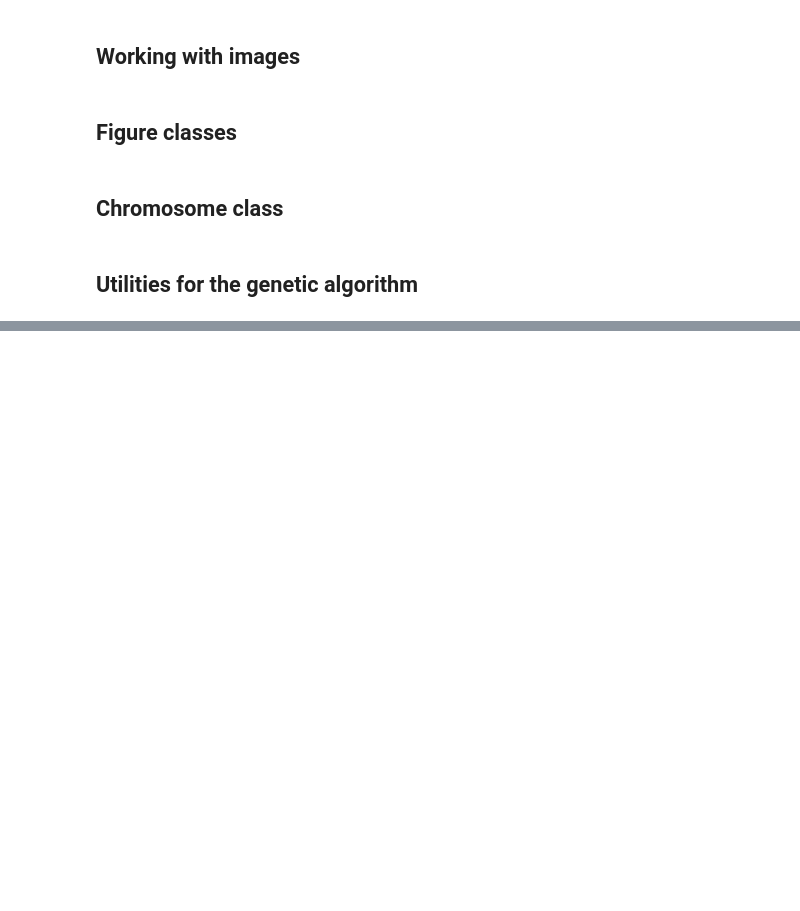
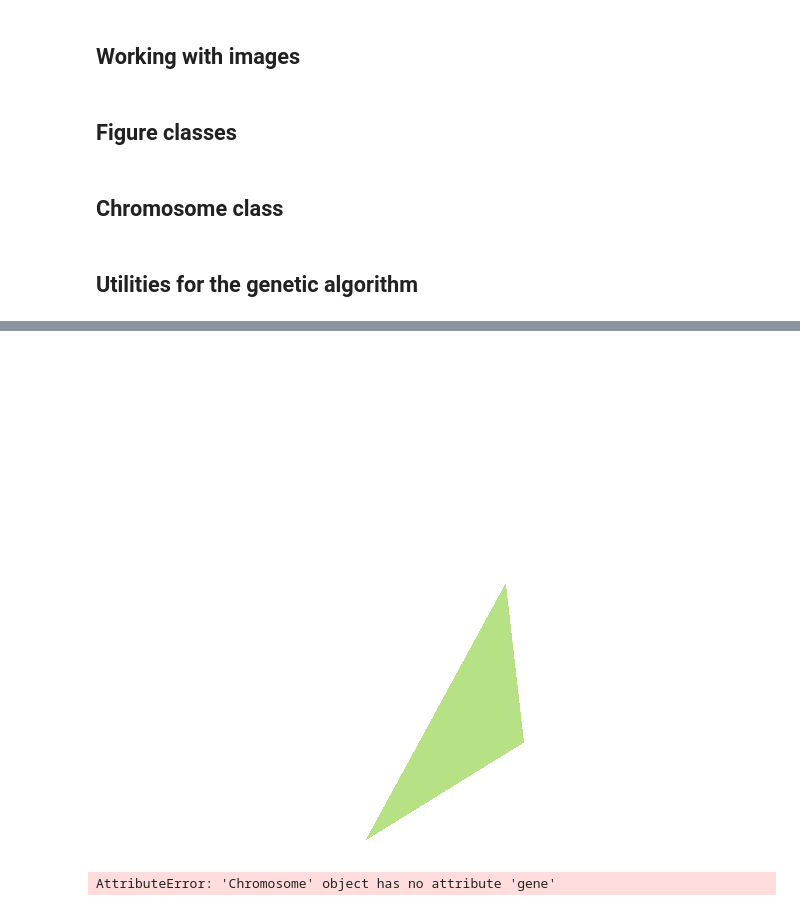
Before and after one commit to DanProgrammer1999/Image-Generation, a Jupyter notebook: pic_gene.ipynb, the cells around one changed output, grey strips where cells are left out. Drawn from its saved outputs; the diff is of its cells as text; code cells hidden in the pictures; blank space fills up the shorter version.

Commit message:
Added polygons as a possible figure

```diff
--- a/pic_gene.ipynb
+++ b/pic_gene.ipynb
@@ -45,32 +45,31 @@ def draw_circles(picture, data):
 class Circle:
     def __init__(self, center, radius, color):
         x, y = center
-        self.points = [self.x - self.radius, self.y - self.radius,
-                      self.x + self.radius, self.y + self.radius]
-        self.radius = radius
+        self.points = [x - radius, y - radius,
+                      x + radius, y + radius]
         self.color = color
 
     def draw(self, picture):
-        draw = ImageDraw.Draw(picture, 'RGB')
-        draw.ellipse(self.points, fill=self.color
+        draw = ImageDraw.Draw(picture, 'RGBA')
+        draw.ellipse(self.points, fill=self.color)
 
     @staticmethod
     def get_random():
         radius = np.random.uniform(low=min_radius, high=max_radius)
 
-        x = np.random.randint(0, pic.size[0])
-        y = np.random.randint(0, pic.size[1])
+        x = np.random.uniform(0, pic.size[0])
+        y = np.random.uniform(0, pic.size[1])
         color = (np.random.randint(256), np.random.randint(256), np.random.randint(256), color_transparency)
 
         return Circle((x, y), radius, color)
 
 class Polygon:
-    def init(self, points, color):
+    def __init__(self, points, color):
         self.points = points
         self.color = color
 
     def draw(self, picture):
-        draw = ImageDraw.Draw(picture, 'RGB')
+        draw = ImageDraw.Draw(picture, 'RGBA')
         draw.polygon(self.points, fill=self.color)
 
     @staticmethod
@@ -79,12 +78,14 @@ class Polygon:
         curr_point = (np.random.randint(0, pic.size[0]), np.random.randint(0, pic.size[0]))
         points.append(curr_point)
         for _ in range(n_vertices - 1):
-            new_point = (np.random.randint(curr_point[0], curr_point[0] + max_edge_length),
-                         np.random.randint(curr_point[1], curr_point[1] + max_edge_length))
+#             new_point = (np.random.uniform(curr_point[0] + min_edge_length, curr_point[0] + max_edge_length),
+#                          np.random.uniform(curr_point[1] + min_edge_length, curr_point[1] + max_edge_length))
+            new_point = (np.random.uniform(0, pic.size[0]), np.random.uniform(0, pic.size[1]))
             curr_point = new_point
             points.append(curr_point)
 
-        color = (np.random.randint(256), np.random.randint(256), np.random.randint(256), color_transparency)
+        color = (np.random.randint(256), np.random.randint(256),
+                 np.random.randint(256), color_transparency)
         return Polygon(points, color)
 # %% [markdown]
 ## Chromosome class
@@ -213,6 +265,19 @@ generation[0].picture.save('result.png')
 # %%
 # generation = [Chromosome.get_random() for _ in range(initial_generation_limit)]
 # generation[0].score
 generation = [Chromosome.get_random() for _ in range(initial_generation_limit)]
+test = generation[0].picture
 draw = ImageDraw.Draw(pic, 'RGBA')
-draw.ellipse?
+polygon = Polygon.get_random(3)
+polygon.draw(test)
+test
+# %% [output]
+[figure, added]
+# %%
+generation = [Chromosome.get_random() for _ in range(initial_generation_limit)]
+a = generation[0].gene
+b = generation[1].gene
+d = np.mean([a, b], axis=(0))
+d.shape
+# %% [output]
+AttributeError: 'Chromosome' object has no attribute 'gene'
```
Also changed, not shown: parts of 5 cells of this notebook.
